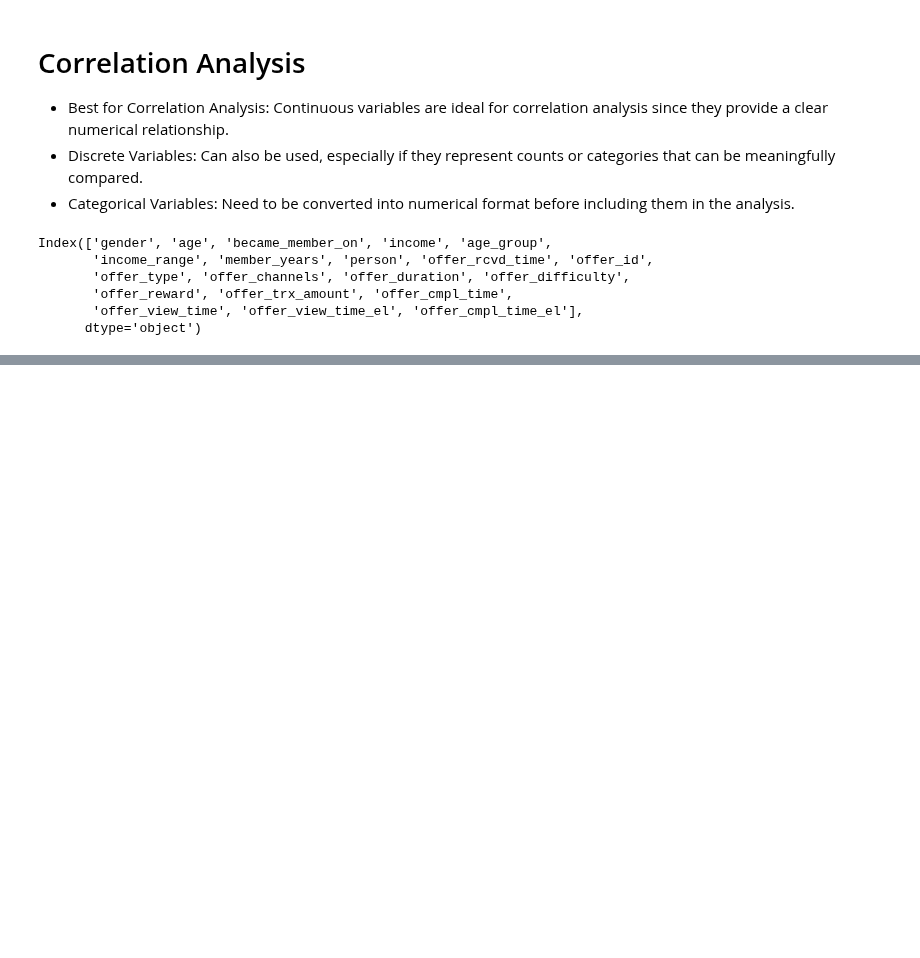
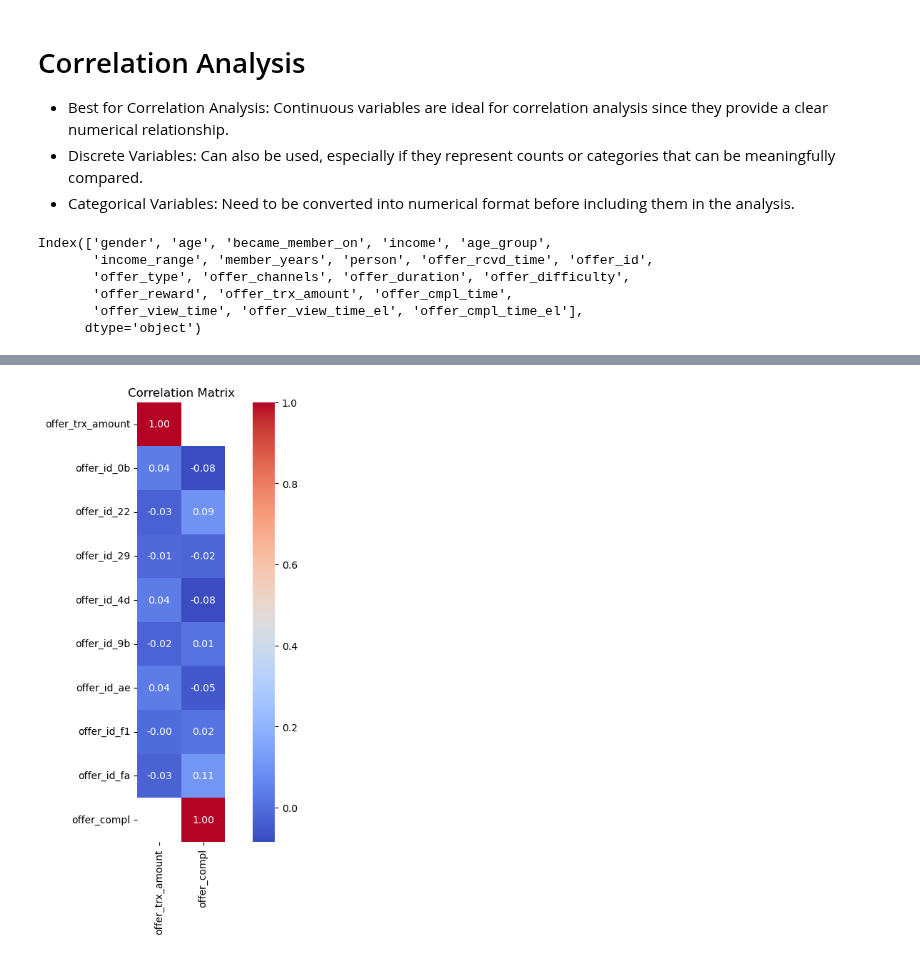
Before and after one commit to Oliver-Balb/Starbucks, a Jupyter notebook: Starbuck_Capstone_notebook-Analysis.ipynb, the cells around one changed output, grey strips where cells are left out. Cells and saved outputs as stored; diff of their text form; code cells hidden in the pictures; blank space fills up the shorter version.

```diff
--- a/Starbuck_Capstone_notebook-Analysis.ipynb
+++ b/Starbuck_Capstone_notebook-Analysis.ipynb
@@ -653,0 +742,22 @@ offer_agg_cor = offer_agg['gender', 'age', 'became_member_on', 'income',
+# %%
+offer_agg_corr = offer_agg[['offer_id', 'offer_trx_amount']]
+
+# one-hot encode offer_channels as it is a multivalue field
+mapping_dict = {'ae264e3637204a6fb9bb56bc8210ddfd': 'ae',
+                '4d5c57ea9a6940dd891ad53e9dbe8da0': '4d',
+                '9b98b8c7a33c4b65b9aebfe6a799e6d9': '9b',
+                '0b1e1539f2cc45b7b9fa7c272da2e1d7': '0b',
+                '2298d6c36e964ae4a3e7e9706d1fb8c2': '22',
+                'fafdcd668e3743c1bb461111dcafc2a4': 'fa',
+                'f19421c1d4aa40978ebb69ca19b0e20d': 'f1',
+                '2906b810c7d4411798c6938adc9daaa5': '29'}
+
+# Replace values in the offer_id column using the mapping dictionary
+offer_agg_corr.loc[:, 'offer_id'] = offer_agg_corr['offer_id'].replace(mapping_dict)
+# %%
+# One-hot encode offer_channels
+offer_agg_corr = dph.one_hot_encode(offer_agg_corr, 'offer_id')
+# %%
+# Change offer_trx_amount into 1 if not NaN, else 0
+offer_agg_corr['offer_compl'] = offer_agg_corr['offer_trx_amount'].notna().astype(int)
+offer_agg_corr.head(10)
@@ -653,0 +776,15 @@ offer_agg_cor = offer_agg['gender', 'age', 'became_member_on', 'income',
+# %%
+# Calculate the correlation matrix
+correlation_matrix = offer_agg_corr.corr()
+
+# Set the size of the plot
+plt.figure(figsize=(10, 8))
+
+# Create a heatmap
+sns.heatmap(correlation_matrix[['offer_trx_amount', 'offer_compl']], annot=True, cmap='coolwarm', fmt='.2f', square=True, cbar=True)
+
+# Show the plot
+plt.title('Correlation Matrix')
+plt.show()
+# %% [output]
+[figure, added]
```
Also changed, not shown: parts of 17 cells of this notebook, 2 other files.
